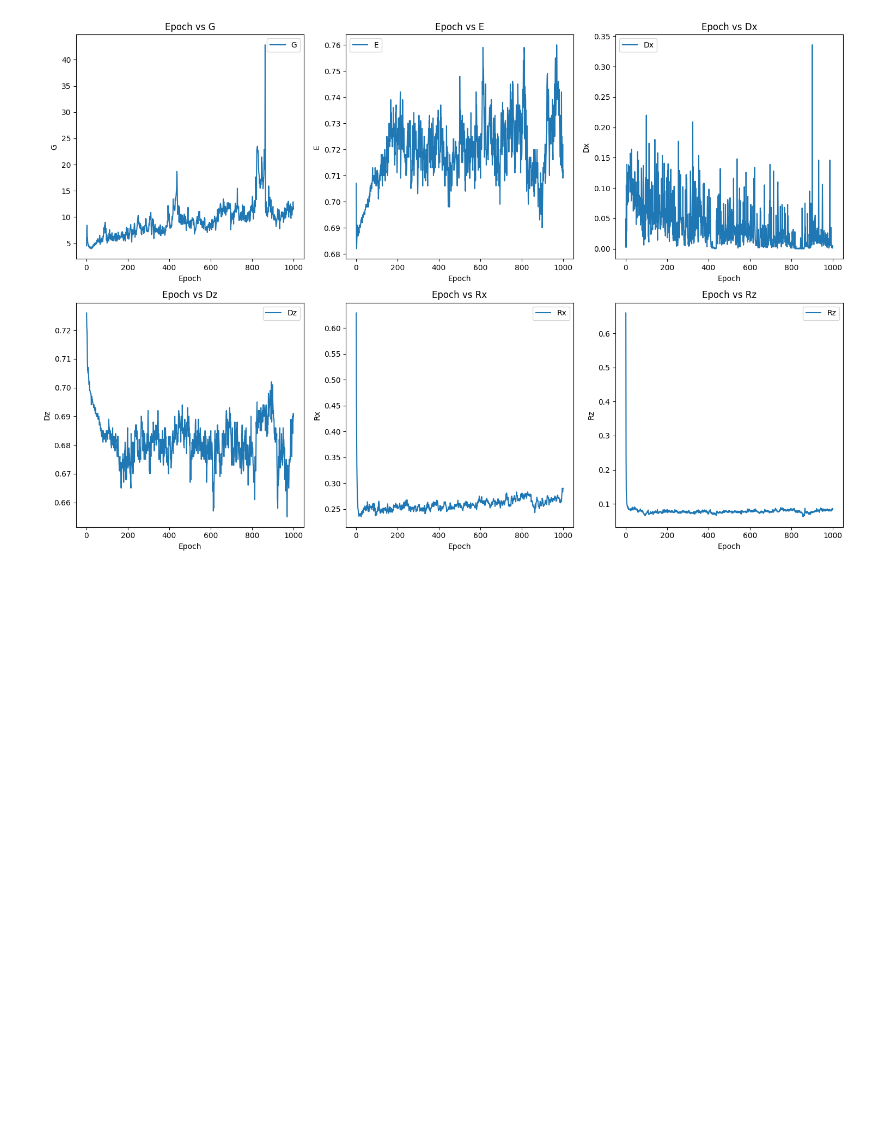
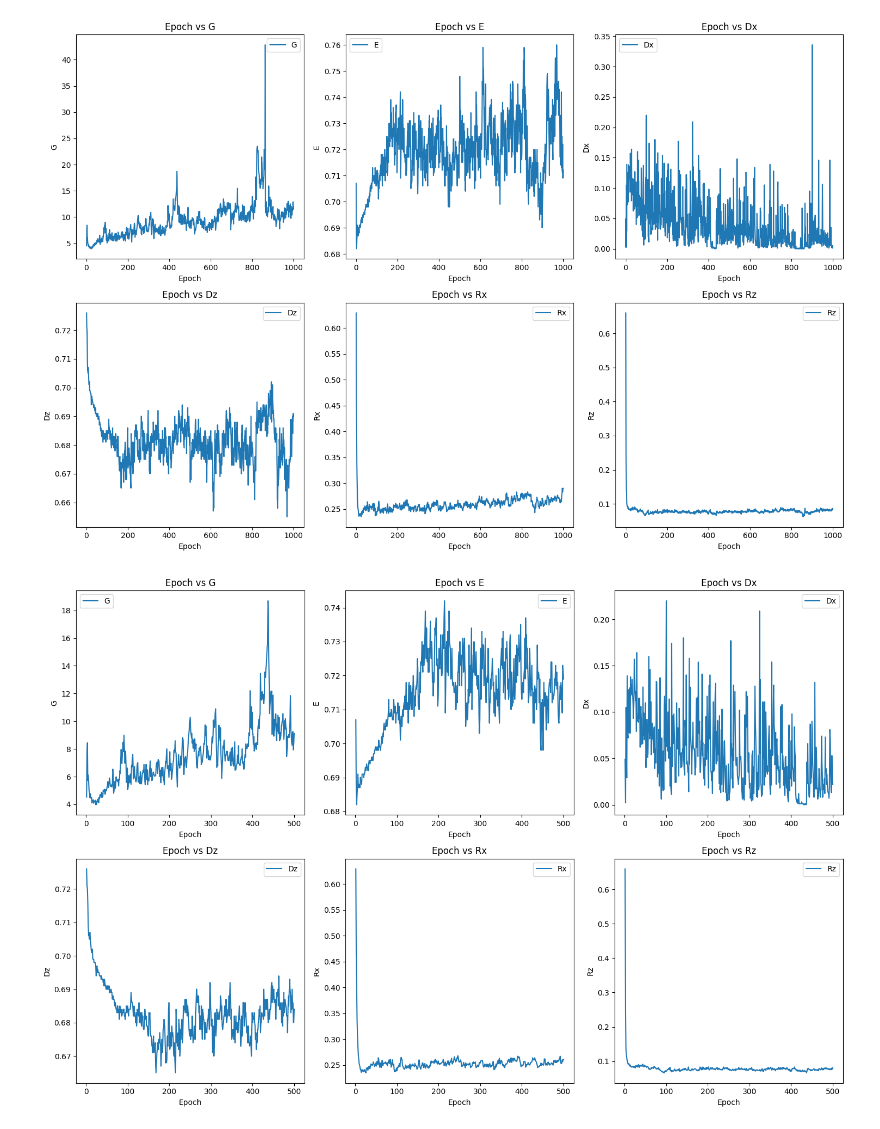
Before and after one commit to karanvora2599/PokeGAN, a Jupyter notebook: Report/Untitled-1.ipynb, the cells around one changed output. Cells and saved outputs as stored; diff of their text form; code cells hidden in the pictures; blank space fills up the shorter version.

Commit message:
500 epochs

```diff
--- a/Report/Untitled-1.ipynb
+++ b/Report/Untitled-1.ipynb
@@ -213,3 +213,61 @@ plt.tight_layout()
 plt.show()  # Display the figure
 # %% [output]
 [figure]
+# %%
+import re
+import matplotlib.pyplot as plt
+
+# Open and read the file
+with open('/home/karanvora/Documents/New York University/Classes/Semester 2/Deep Learning/Project/PokGAN/AEGAN/AEGAN/AEGAN_PokeGAN_RTX8000_1000_Epochs.result', 'r') as file:
+    lines = file.readlines()
+
+# Initialize lists to store data
+epochs = []
+G_values = []
+E_values = []
+Dx_values = []
+Dz_values = []
+Rx_values = []
+Rz_values = []
+
+# Regular expression pattern
+pattern = re.compile(r"(\d+)/79: G=(\d+\.\d+), E=(\d+\.\d+), Dx=(\d+\.\d+), Dz=(\d+\.\d+)  Rx=(\d+\.\d+)  Rz=(\d+\.\d+)")
+
+for line in lines:
+    if line.startswith('Epoch'):
+        epoch = int(line.split()[1][:-1])
+        if epoch > 500:
+            break  # Break the loop if we have more than 500 epochs
+    match = pattern.search(line)
+    if match:
+        batch, G, E, Dx, Dz, Rx, Rz = map(float, match.groups())
+        if int(batch) == 79:
+            epochs.append(epoch)
+            G_values.append(G)
+            E_values.append(E)
+            Dx_values.append(Dx)
+            Dz_values.append(Dz)
+            Rx_values.append(Rx)
+            Rz_values.append(Rz)
+
+# Plotting
+metrics = {"G": G_values, "E": E_values, "Dx": Dx_values, "Dz": Dz_values, "Rx": Rx_values, "Rz": Rz_values}
+
+# Create a 2x3 grid of subplots
+fig, axs = plt.subplots(2, 3, figsize=(15, 10))
+
+# Flatten the array of axes for easy iteration
+axs = axs.flatten()
+
+for ax, (metric, values) in zip(axs, metrics.items()):
+    ax.plot(epochs, values, label=metric)
+    ax.set_title(f'Epoch vs {metric}')  # Title of the subplot
+    ax.set_xlabel('Epoch')  # X-axis label
+    ax.set_ylabel(metric)  # Y-axis label
+    ax.legend()  # Show legend
+
+# Automatically adjust subplot parameters for better spacing
+plt.tight_layout()
+plt.show()  # Display the figure
+# %% [output]
+[figure, added]
```
